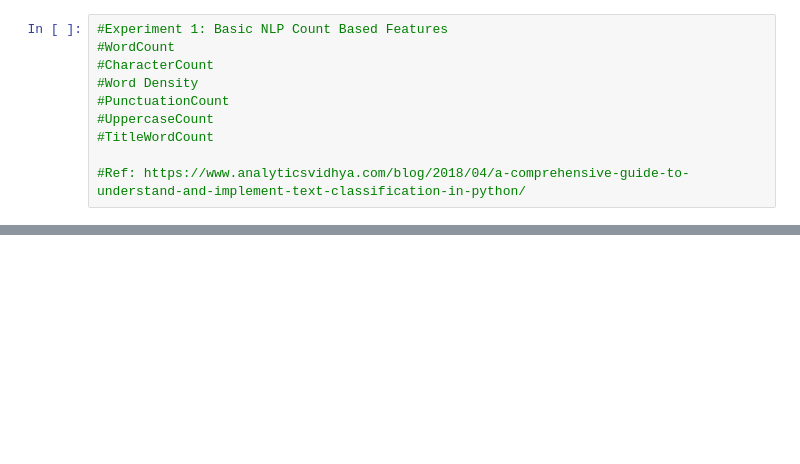
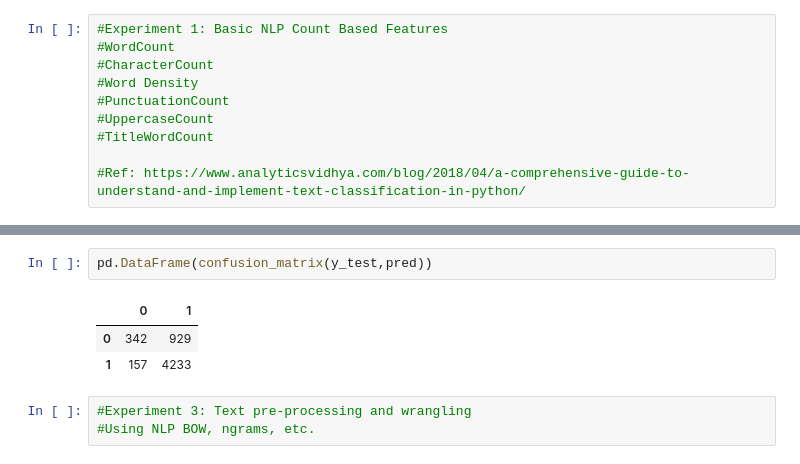
Before and after one commit to Aazeeb/SG, a Jupyter notebook: 15 Jun NLP Project.ipynb, the cells around one changed output, grey strips where cells are left out. Cells and saved outputs as stored; diff of their text form; blank space fills up the shorter version.

```diff
--- a/15 Jun NLP Project.ipynb
+++ b/15 Jun NLP Project.ipynb
@@ -120,0 +217,9 @@ X_train.head()
+# %%
+pd.DataFrame(confusion_matrix(y_test,pred))
+# %% [output]
+|  | 0 | 1 |
+| 0 | 342 | 929 |
+| 1 | 157 | 4233 |
+# %%
+#Experiment 3: Text pre-processing and wrangling
+#Using NLP BOW, ngrams, etc.
```
Also changed, not shown: parts of 23 cells of this notebook.
